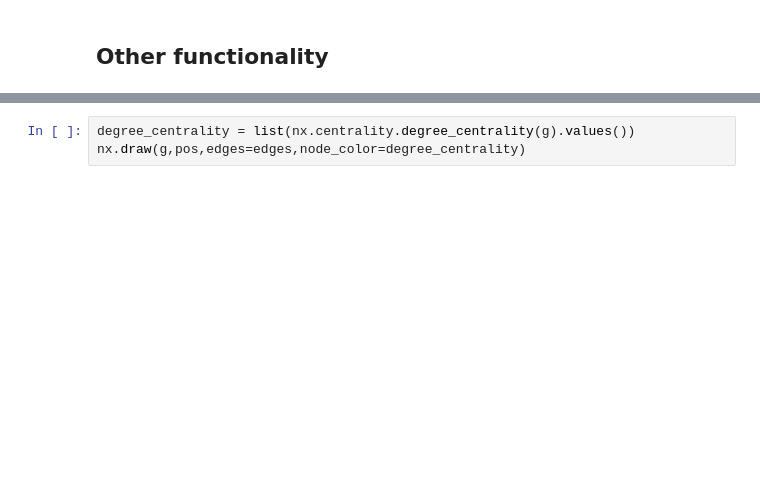
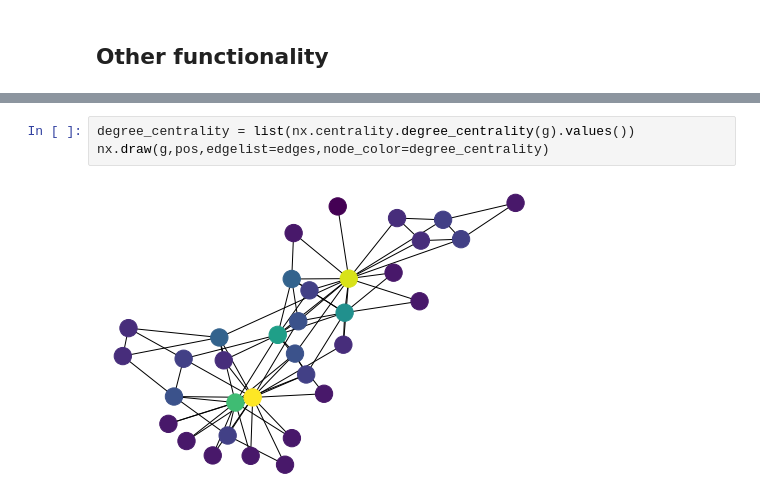
Before and after one commit to shrilekkala/data-science, a Jupyter notebook: Lecture Notebooks/NetworkX tutorial/Short Tutorial on NetworkX.ipynb, the cells around one changed output, grey strips where cells are left out. Drawn from its saved outputs; the diff is of its cells as text; blank space fills up the shorter version.

```diff
--- a/Lecture Notebooks/NetworkX tutorial/Short Tutorial on NetworkX.ipynb
+++ b/Lecture Notebooks/NetworkX tutorial/Short Tutorial on NetworkX.ipynb
@@ -115,3 +170,5 @@ nx.draw(g,pos,edges=edges,node_color=closeness_centrality)
 # %%
 degree_centrality = list(nx.centrality.degree_centrality(g).values())
-nx.draw(g,pos,edges=edges,node_color=degree_centrality)
+nx.draw(g,pos,edgelist=edges,node_color=degree_centrality)
+# %% [output]
+[figure, added]
```
Also changed, not shown: parts of 22 cells of this notebook.
